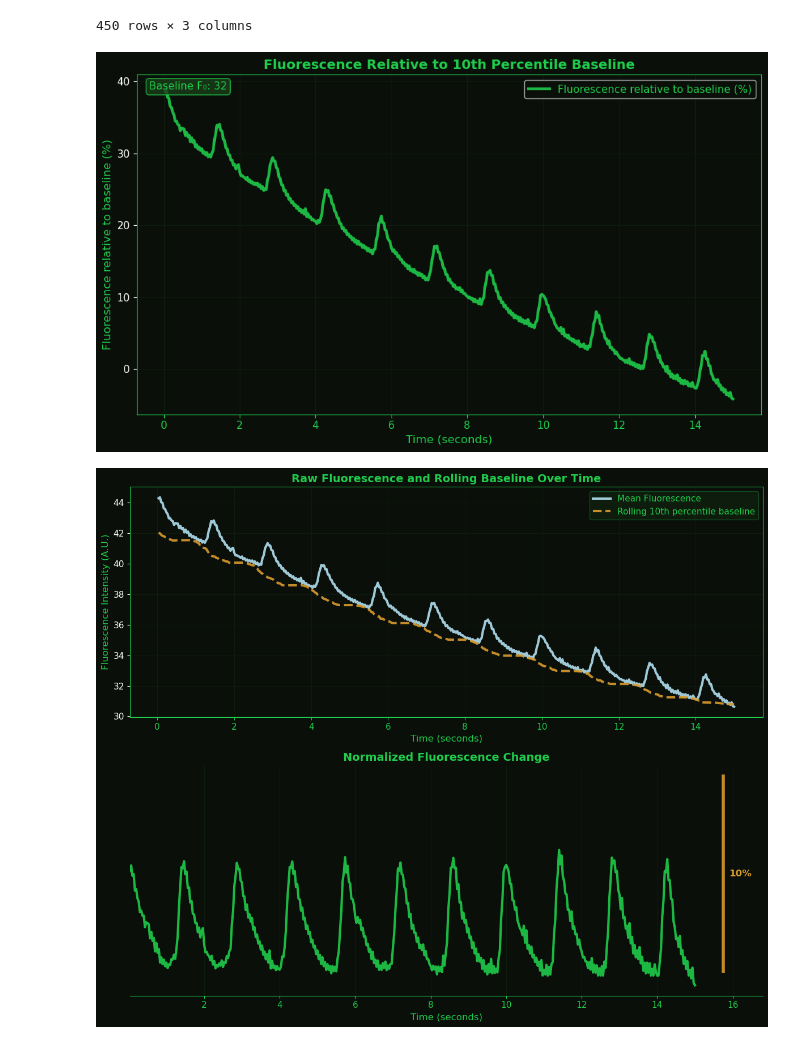
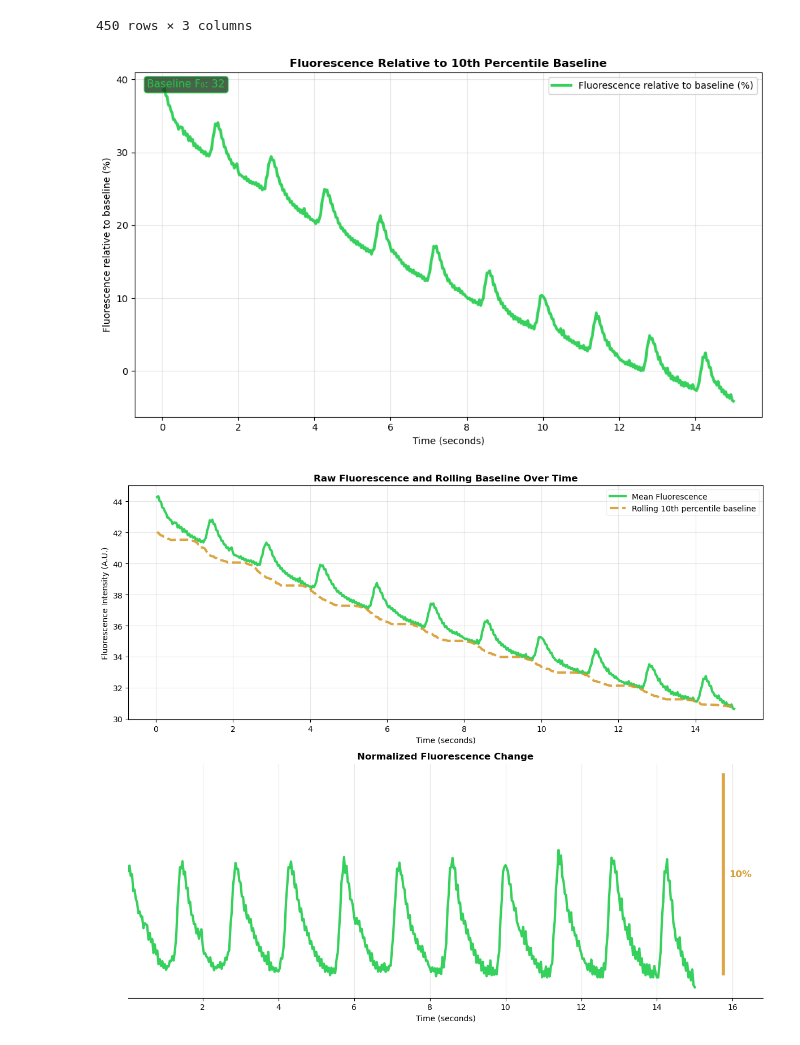
Before and after one commit to ramonaoptics/fluorescence_deltaF_notebook, a Jupyter notebook: fluorescence_analysis.ipynb, the cells around one changed output. Drawn from its saved outputs; the diff is of its cells as text; code cells hidden in the pictures.

Commit message:
Remove marketing color from figures

```diff
--- a/fluorescence_analysis.ipynb
+++ b/fluorescence_analysis.ipynb
@@ -5,25 +5,6 @@ import pandas as pd
 import matplotlib.pyplot as plt
 from pathlib import Path
 %matplotlib inline
-
-# Set up the dark theme
-plt.style.use("dark_background")
-plt.rcParams.update(
-    {
-        "figure.facecolor": "#0a0f0a",
-        "axes.facecolor": "#0a0f0a",
-        "axes.edgecolor": "#20CC4B",
-        "axes.labelcolor": "#20CC4B",
-        "text.color": "#20CC4B",
-        "xtick.color": "#20CC4B",
-        "grid.color": "#1a3d1a",
-        "grid.alpha": 0.3,
-        "lines.linewidth": 2.5,
-        "font.size": 11,
-        "axes.titlesize": 14,
-        "axes.labelsize": 12,
-    }
-)
 # %%
 # Path to video file (MP4 or Tiff)
 file_path = "videos/well_A2.mp4"
@@ -129,7 +110,7 @@ plt.text(
 plt.tight_layout()
 plt.show()
 # %% [output]
-[figure, old version]
+[figure, new version]
 # %%
 # Calculate rolling 10th percentile baseline using a time window
 window_size = min(
@@ -162,7 +143,7 @@ ax1.plot(
     mean_fluorescence_per_frame,
     label="Mean Fluorescence",
     linewidth=3,
-    color="#B1DFF0",
+    color="#20CC4B",
     alpha=0.9
 )
 ax1.plot(
@@ -178,42 +159,42 @@ ax1.set_xlabel("Time (seconds)")
 ax1.set_ylabel("Fluorescence Intensity (A.U.)")
 ax1.set_title("Raw Fluorescence and Rolling Baseline Over Time", fontweight='bold')
 ax1.grid(True, alpha=0.3)
-ax1.legend(loc='upper right', framealpha=0.3, facecolor='#1a3d1a', edgecolor='#20CC4B')
+ax1.legend(loc='upper right', framealpha=0.3)
 
 # Bottom subplot: ΔF/F₀ calculation with paired indices (with scale bar instead of y-axis)
 ax2.plot(
-    time_seconds, delta_f_over_f0_array * 100, linewidth=3, color="#20CC4B", alpha=0.9  # Custom green
+    time_seconds, delta_f_over_f0_array * 100, linewidth=3, color="#20CC4B", alpha=0.9
 )
 ax2.set_xlabel("Time (seconds)")
 ax2.set_ylabel("")
 ax2.set_title("Normalized Fluorescence Change", fontweight='bold')
 ax2.grid(True, alpha=0.3)
 
 ax2.set_yticks([])
 ax2.spines["left"].set_visible(False)
 ax2.spines["top"].set_visible(False)
 ax2.spines["right"].set_visible(False)
 
 y_range = np.ptp(delta_f_over_f0_array * 100)
 scale_height = max(10, y_range * 0.2)
 scale_height = round(scale_height / 5) * 5
 scale_x = time_seconds[-1] * 1.05
 scale_y = np.min(delta_f_over_f0_array * 100) + y_range * 0.1
 ax2.set_xlim(time_seconds[0], time_seconds[-1] * 1.12)
 
 ax2.plot([scale_x, scale_x], [scale_y, scale_y + scale_height], color="#D89B2D", linewidth=4, alpha=0.9)
 ax2.text(
     scale_x + time_seconds[-1] * 0.01,
     scale_y + scale_height / 2,
     f"{scale_height:.0f}%",
     va="center",
     ha="left",
     fontsize=12,
     fontweight="bold",
     color="#D89B2D",
 )
 
 plt.tight_layout()
 plt.show()
 # %% [output]
-[figure, old version]
+[figure, new version]
```
Also changed, not shown: parts of 1 cell of this notebook.
